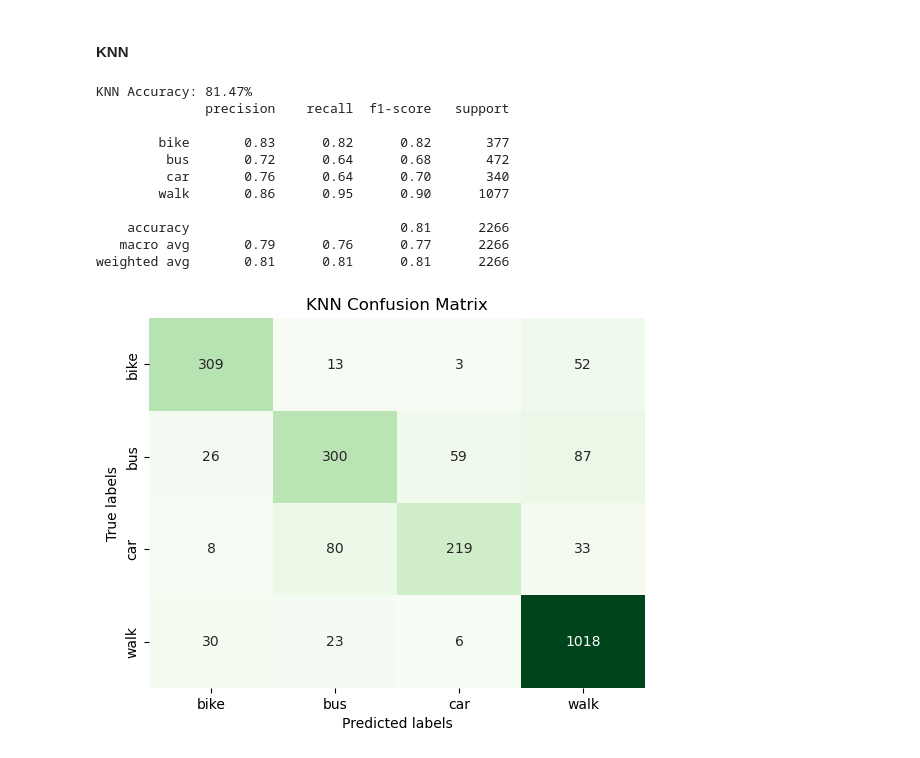
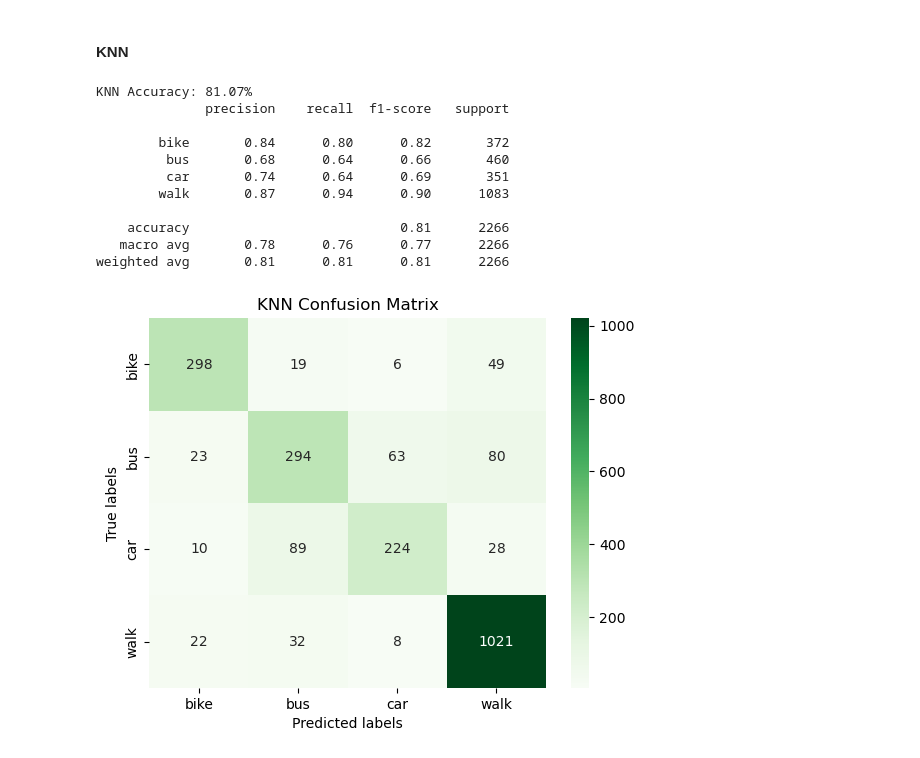
Before and after one commit to crusell1/gis_assignment2_group11, a Jupyter notebook: Assignment_2.ipynb, the cells around one changed output. Saved outputs shown, nothing was run; the diff lists cells and outputs as text; code cells hidden in the pictures.

```diff
--- a/Assignment_2.ipynb
+++ b/Assignment_2.ipynb
@@ -36,22 +42,31 @@ print(df.head(5))
 # %% [markdown]
 #### Importance plot
 # %%
+# Väljer features
 features = df.drop(['segment_id', 'user_id', 'file_name', 'mode'], axis=1)
+# Hämtar features namn
 feature_names = features.columns
 
+# Benämner X och y
 X = df[feature_names]
 y = df['mode']
 
-X_train, X_test, y_train, y_test = train_test_split(X, y, test_size=0.2, random_state=42)
+# Splittar datan till träning och test
+X_train, X_test, y_train, y_test = train_test_split(X, y, test_size=0.2, random_state=42, stratify=y)
 # %%
-clf = RandomForestClassifier(n_estimators=100, random_state=42)
-clf.fit(X_train, y_train)
-feature_importances = clf.feature_importances_
+# Hämtar funktionen för random forest
+rfc = RandomForestClassifier(n_estimators=100, random_state=42)
+# Tränar datan med random forest
+rfc.fit(X_train, y_train)
+# Hämtar feature importances från modellen
+feature_importances = rfc.feature_importances_
 
+# Skapar en dataframe av feature importances
 importance_df = pd.DataFrame({
   'Features': feature_names,
   'Importance': feature_importances
 })
 
+# Sorterar dataframen i rangordning baserat på hur viktig den är
 importance_df = importance_df.sort_values(by='Importance', ascending=True)
 # %%
@@ -106,50 +142,56 @@ weighted avg       0.86      0.86      0.85      2266
 # %% [markdown]
 #### KNN
 # %%
-from sklearn.neighbors import KNeighborsClassifier
-from sklearn.preprocessing import StandardScaler
-
-# 1. Skala data (viktigt för KNN då den baseras på avstånd)
+# Importerar funktionen för att standardisera datan
 scaler = StandardScaler()
+# Skalar features
 X_train_scaled = scaler.fit_transform(X_train)
 X_test_scaled = scaler.transform(X_test)
 
-# 2. Skapa och träna modellen (n_neighbors=5 är standard)
+# Importerar funktionen för knn
 knn = KNeighborsClassifier(n_neighbors=5)
+# Tränar skalade features på knn
 knn.fit(X_train_scaled, y_train)
 
-# 3. Gör förutsägelser
+# Predikterar transportsättet
 y_pred_knn = knn.predict(X_test_scaled)
 
-# 4. Utvärdera resultatet
+# Beräknar korrekthet
 accuracy_knn = accuracy_score(y_test, y_pred_knn)
+
+# Skapar en classification report
+report_knn = classification_report(y_test, y_pred_knn)
+
+# Skriver ut korrektheten och classification report
 print(f'KNN Accuracy: {accuracy_knn * 100:.2f}%')
-print(classification_report(y_test, y_pred_knn))
+print(report_knn)
 
-# 5. Visualisera med Heatmap
+# Skapar en confusion matrix
+confusion_knn = confusion_matrix(y_test, y_pred_knn)
+# Skapar en heatmap baserat på confusion matrix:en
 sns.heatmap(
-    confusion_matrix(y_test, y_pred_knn),
+    confusion_knn,
     annot=True,
     fmt='g',
     cmap='Greens',
-    cbar=False,
     xticklabels=labels,
     yticklabels=labels
 )
+# Sätter titel, ettikett på x- och y-axeln samt visar diagrammet
 plt.title('KNN Confusion Matrix')
 plt.xlabel('Predicted labels')
 plt.ylabel('True labels')
 plt.show()
 # %% [output]
-KNN Accuracy: 81.47%
+KNN Accuracy: 81.07%
               precision    recall  f1-score   support
 
-        bike       0.83      0.82      0.82       377
-         bus       0.72      0.64      0.68       472
-         car       0.76      0.64      0.70       340
-        walk       0.86      0.95      0.90      1077
+        bike       0.84      0.80      0.82       372
+         bus       0.68      0.64      0.66       460
+         car       0.74      0.64      0.69       351
+        walk       0.87      0.94      0.90      1083
 
     accuracy                           0.81      2266
-   macro avg       0.79      0.76      0.77      2266
+   macro avg       0.78      0.76      0.77      2266
 weighted avg       0.81      0.81      0.81      2266
-[figure, old version]
+[figure, new version]
```
Also changed, not shown: parts of 9 cells of this notebook, 5 other files.
